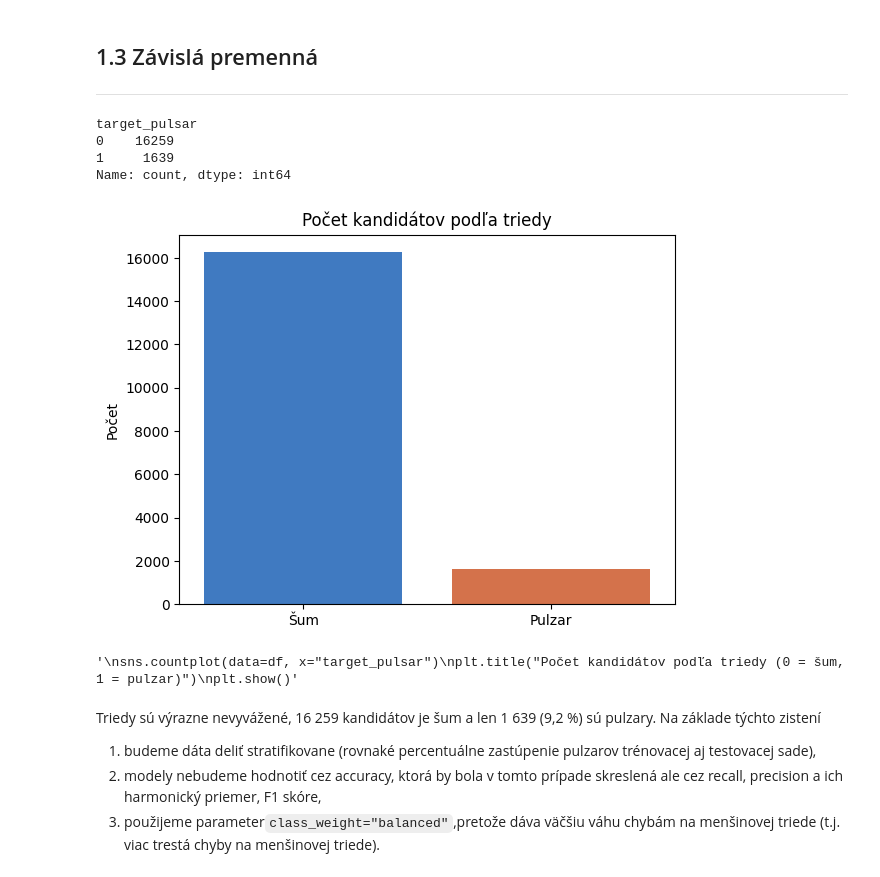
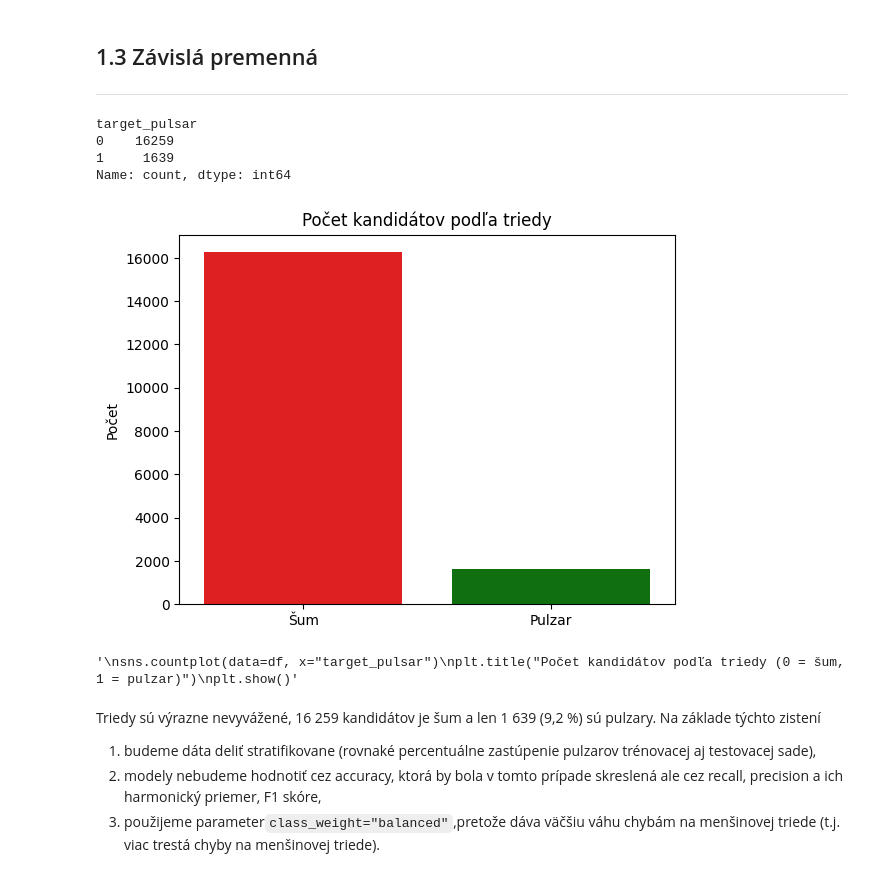
Before and after one commit to SimonaBednarikova/ML_pulsar_projekt_S1_r1, a Jupyter notebook: pulzary_projekt.ipynb, the cells around one changed output. Drawn from its saved outputs; the diff is of its cells as text; code cells hidden in the pictures.

```diff
--- a/pulzary_projekt.ipynb
+++ b/pulzary_projekt.ipynb
@@ -200,20 +200,20 @@ df.describe().T.round(2)
 # %%
 
 print(df["target_pulsar"].value_counts())
 
-ax = sns.countplot(data=df, x="target_pulsar", hue="target_pulsar", palette=["#2a78d6", "#eb6834"], legend=False)
+ax = sns.countplot(data=df, x="target_pulsar", hue="target_pulsar", palette=["red", "green"], legend=False)
 ax.set(title="Počet kandidátov podľa triedy", xlabel="", ylabel="Počet", xticks=[0, 1], xticklabels=["Šum", "Pulzar"])
 plt.show()
 """
 sns.countplot(data=df, x="target_pulsar")
 plt.title("Počet kandidátov podľa triedy (0 = šum, 1 = pulzar)")
 plt.show()"""
 # %% [output]
 target_pulsar
 0    16259
 1     1639
 Name: count, dtype: int64
-[figure, old version]
+[figure, new version]
 '\nsns.countplot(data=df, x="target_pulsar")\nplt.title("Počet kandidátov podľa triedy (0 = šum, 1 = pulzar)")\nplt.show()'
 # %% [markdown]
 Triedy sú výrazne nevyvážené, 16 259 kandidátov je šum a len 1 639 (9,2 %) sú pulzary.
```
Also changed, not shown: parts of 2 cells of this notebook.
